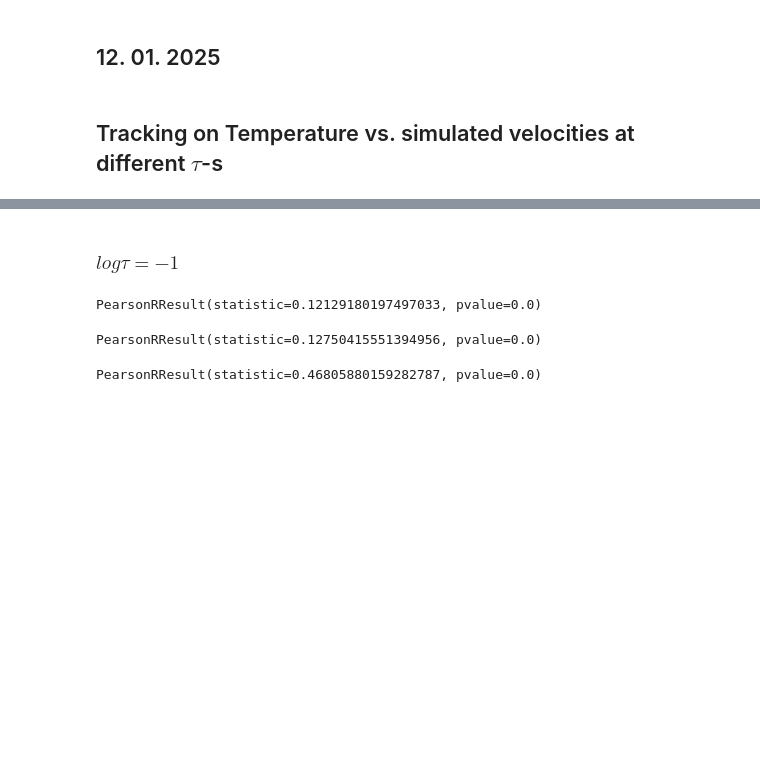
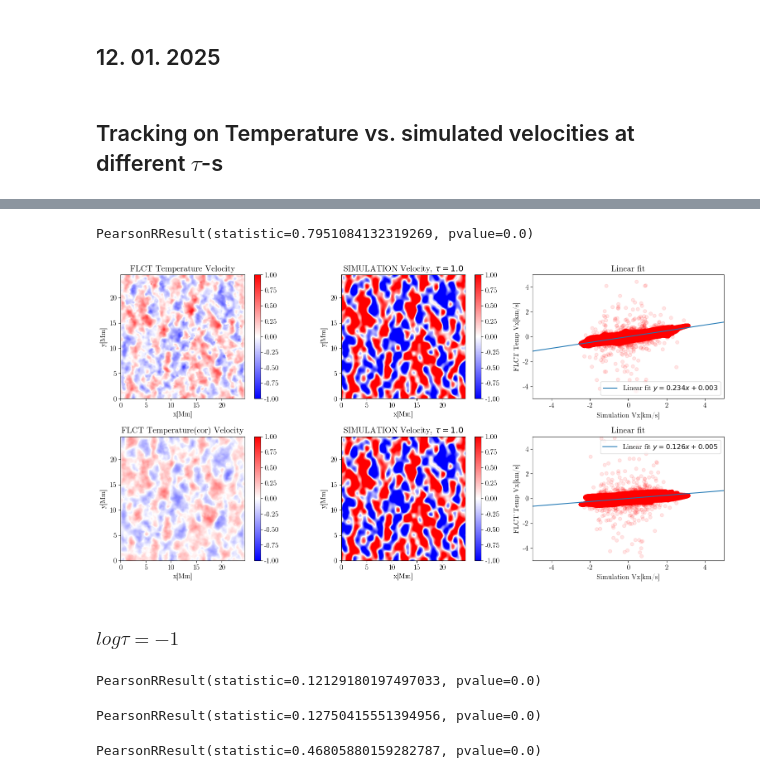
Before and after one commit to TheodoreKostic/Tracking_features, a Jupyter notebook: FirstPaper/Temp_and_Bz_vs_SIM.ipynb, the cells around one changed output, grey strips where cells are left out. Saved outputs shown, nothing was run; the diff lists cells and outputs as text; code cells hidden in the pictures; blank space fills up the shorter version.

```diff
--- a/FirstPaper/Temp_and_Bz_vs_SIM.ipynb
+++ b/FirstPaper/Temp_and_Bz_vs_SIM.ipynb
@@ -313,0 +405,14 @@ Vy_Temp1_cor = mean_vy_from_file("pyFLCT_fwhm_600_dt_30_logTaum1Temp_tracked.fit
+# %%
+Vxm0_mean = temporal_avg(Vxm0, 0, 90)
+Vxm0_mean = Vxm0_mean/1E5
+Vym0_mean = temporal_avg(Vym0, 0, 90)
+Vym0_mean = Vym0_mean/1E5
+# %%
+Vxm0_filtered600 = gaussian_filter(Vxm0_mean, 22.5, mode = "wrap")
+Vym0_filtered600 = gaussian_filter(Vym0_mean, 22.5, mode = "wrap")
+# %%
+Vx_Temp0 = fits.open("pyFLCT_fwhm_600_dt_30_logTaum0Temp_tracked.fits")[0].data
+Vy_Temp0 = fits.open("pyFLCT_fwhm_600_dt_30_logTaum0Temp_tracked.fits")[1].data
+# %%
+Vx_Temp0_mean = temporal_avg(Vx_Temp0, 0, 90)
+Vy_Temp0_mean = temporal_avg(Vy_Temp0, 0, 90)
@@ -314,2 +456,67 @@ Vy_Temp1_cor = mean_vy_from_file("pyFLCT_fwhm_600_dt_30_logTaum1Temp_tracked.fit
+# %%
+Rym0_filT = pearsonr(Vym0_filtered600.flatten(), Vy_Temp0_mean.flatten())
+print(Rym0_filT)
+# %% [output]
+PearsonRResult(statistic=0.7951084132319269, pvalue=0.0)
+# %%
+fig = plt.figure(figsize=[16, 8])
+#plt.suptitle("Simulated velocities averaged to 15 min; 10 s vs 20, 30, 40, 50, 60 s cadence")# atmos[0] tau
+
+
+plt.subplot(231)                                      # atmos[1] temp
+plt.title("FLCT Temperature Velocity")                                # atmos[2]
+plt.xlabel("x[Mm]")
+plt.ylabel("y[Mm]")
+plt.imshow(Vx_Temp0_mean[:,:], origin='lower', cmap = "bwr", extent = (0, 24.536, 0, 24.536), vmin = -1, vmax = 1)
+plt.colorbar()
+
+plt.subplot(232)                                      # atmos[1] temp
+plt.title("SIMULATION Velocity, $\\tau=1.0$")                                # atmos[2]
+plt.xlabel("x[Mm]")
+plt.ylabel("y[Mm]")
+plt.imshow(Vxm0_filtered600[:,:], origin='lower', cmap = "bwr", extent = (0, 24.536, 0, 24.536), vmin = -1, vmax = 1)
+plt.colorbar()
+
+plt.subplot(233)
+plt.scatter(Vxm0_filtered600[:,:].flatten(), Vx_Temp0_mean[:,:].flatten(), alpha=0.10, color = 'red')
+plt.title("Linear fit")
+plt.ylabel("FLCT Temp Vx[km/s]")
+plt.xlabel("Simulation Vx[km/s]")
+m0, b0, *_ = linregress(Vxm0_filtered600.flatten(), Vx_Temp0_mean.flatten())
+plt.axline(xy1=(0, b0), slope=m0, label=f'Linear fit $y = {m0:.3f}x {b0:+.3f}$')
+plt.legend()
+plt.xlim([-5,5])
+plt.ylim([-5,5])
+
+plt.subplot(234)                                      # atmos[1] temp
+plt.title("FLCT Temperature(cor) Velocity")                                # atmos[2]
+plt.xlabel("x[Mm]")
+plt.ylabel("y[Mm]")
+plt.imshow(Vx_Temp0_cor[:,:], origin='lower', cmap = "bwr", extent = (0, 24.536, 0, 24.536), vmin = -1, vmax = 1)
+plt.colorbar()
+
+plt.subplot(235)                                      # atmos[1] temp
+plt.title("SIMULATION Velocity, $\\tau=1.0$")                                # atmos[2]
+plt.xlabel("x[Mm]")
+plt.ylabel("y[Mm]")
+plt.imshow(Vxm0_filtered600[:,:], origin='lower', cmap = "bwr", extent = (0, 24.536, 0, 24.536), vmin = -1, vmax = 1)
+plt.colorbar()
+
+plt.subplot(236)
+plt.scatter(Vxm0_filtered600[:,:].flatten(), Vx_Temp0_cor[:,:].flatten(), alpha=0.10, color = 'red')
+plt.title("Linear fit")
+plt.ylabel("FLCT Temp Vx[km/s]")
+plt.xlabel("Simulation Vx[km/s]")
+m0c, b0c, *_ = linregress(Vxm0_filtered600.flatten(), Vx_Temp0_cor.flatten())
+plt.axline(xy1=(0, b0c), slope=m0c, label=f'Linear fit $y = {m0c:.3f}x {b0c:+.3f}$')
+plt.legend()
+plt.xlim([-5,5])
+plt.ylim([-5,5])
+
+
+fig.tight_layout()
+plt.savefig("FLCT_Temp_vs_SIM_logtaum0.png", dpi = 100)
+# %% [output]
+[figure, added]
 # %% [markdown]
 <h3>$log\tau=-1$</h3>
```
Also changed, not shown: parts of 32 cells of this notebook.
